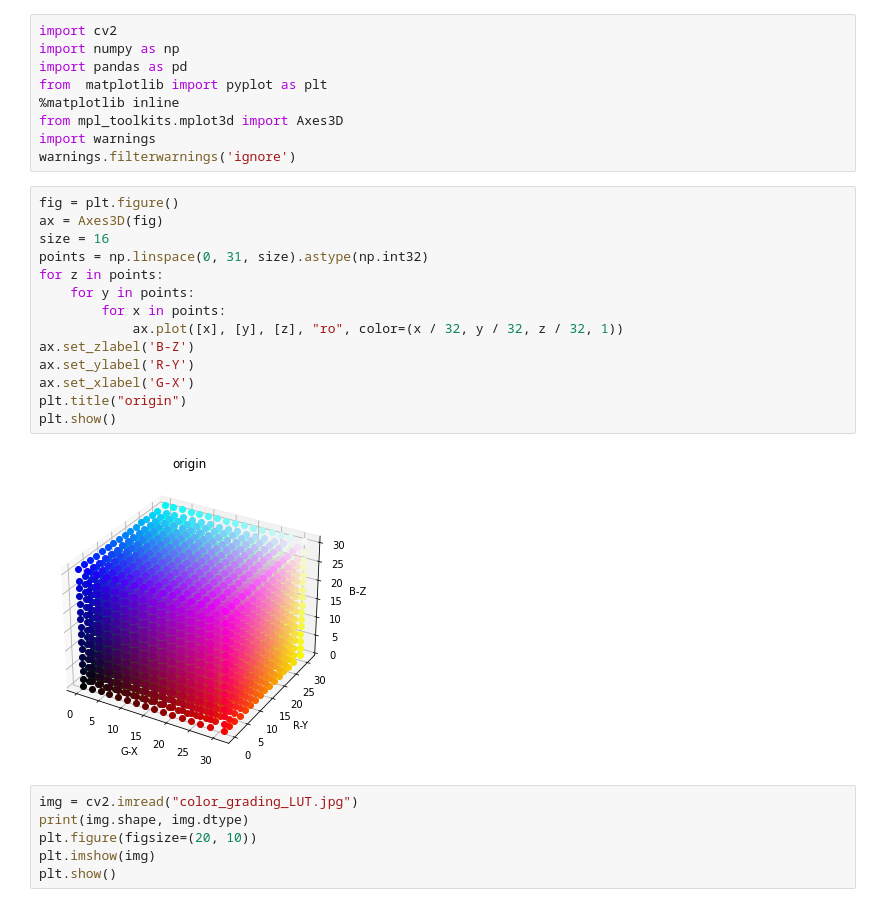
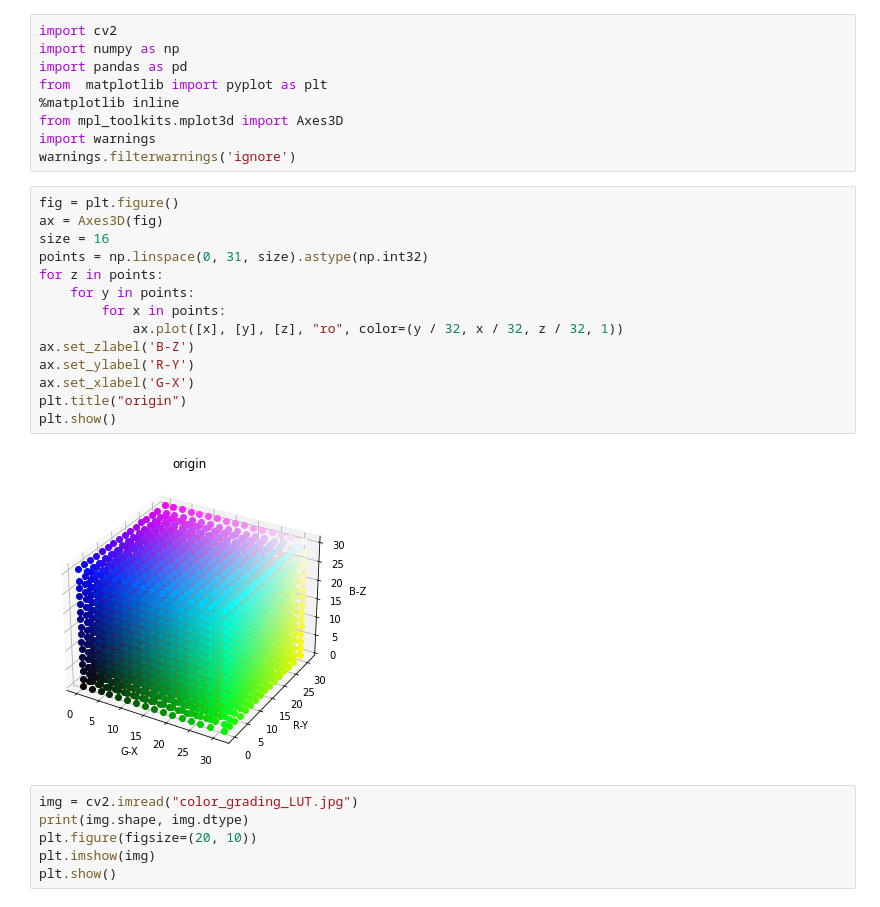
Before and after one commit to zengbaocheng-996/GAMES104-Modern-Game-Engine-Methodology, a Jupyter notebook: 07/lut_visualize/lut_visualize.ipynb, the cells around one changed output. Saved outputs shown, nothing was run; the diff lists cells and outputs as text.

```diff
--- a/07/lut_visualize/lut_visualize.ipynb
+++ b/07/lut_visualize/lut_visualize.ipynb
@@ -10,19 +10,19 @@ warnings.filterwarnings('ignore')
 # %%
 fig = plt.figure()
 ax = Axes3D(fig)
 size = 16
 points = np.linspace(0, 31, size).astype(np.int32)
 for z in points:
     for y in points:
         for x in points:
-            ax.plot([x], [y], [z], "ro", color=(x / 32, y / 32, z / 32, 1))
+            ax.plot([x], [y], [z], "ro", color=(y / 32, x / 32, z / 32, 1))
 ax.set_zlabel('B-Z')
 ax.set_ylabel('R-Y')
 ax.set_xlabel('G-X')
 plt.title("origin")
 plt.show()
 # %% [output]
-[figure, old version]
+[figure, new version]
 # %%
 img = cv2.imread("color_grading_LUT.jpg")
 print(img.shape, img.dtype)
```
